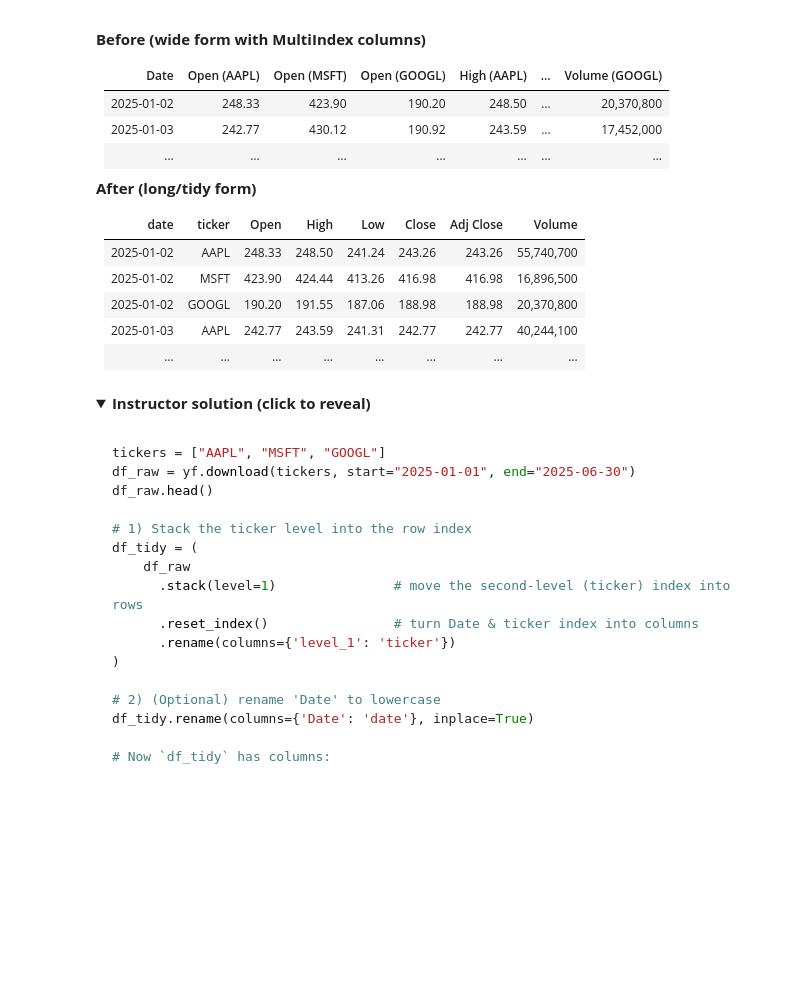
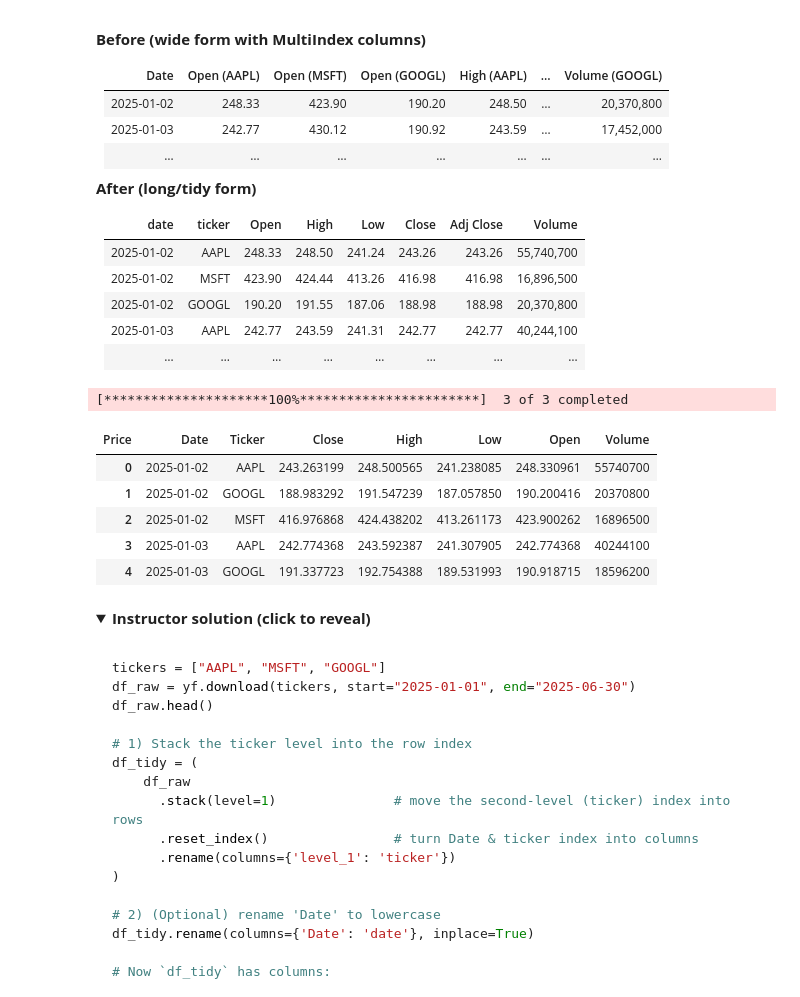
Before and after one commit to Clee2951/RISE, a Jupyter notebook: July10/data_wrangling_28_challenges.ipynb, the cells around one changed output. Cells and saved outputs as stored; diff of their text form; code cells hidden in the pictures; folded sections open; blank space fills up the shorter version.

```diff
--- a/July10/data_wrangling_28_challenges.ipynb
+++ b/July10/data_wrangling_28_challenges.ipynb
@@ -907,10 +1228,24 @@ Download daily **Open**, **High**, **Low**, **Close**, and **Volume** data for t
 # %%
 # Hint, you'll need the following:
 
 !pip install yfinance --upgrade --quiet
 
 import yfinance as yf
 import pandas as pd
+
+tickers = ["AAPL", "MSFT", "GOOGL"]
+df_raw = yf.download(tickers, start = "2025-01-01", end = "2025-06-30")
+
+df_raw = df_raw.stack(level = 1).reset_index().rename(columns ={'level_1' : 'ticker'})
+df_raw.head()
+# %% [output]
+[*********************100%***********************]  3 of 3 completed
+| Price | Date | Ticker | Close | High | Low | Open | Volume |
+| 0 | 2025-01-02 | AAPL | 243.263199 | 248.500565 | 241.238085 | 248.330961 | 55740700 |
+| 1 | 2025-01-02 | GOOGL | 188.983292 | 191.547239 | 187.057850 | 190.200416 | 20370800 |
+| 2 | 2025-01-02 | MSFT | 416.976868 | 424.438202 | 413.261173 | 423.900262 | 16896500 |
+| 3 | 2025-01-03 | AAPL | 242.774368 | 243.592387 | 241.307905 | 242.774368 | 40244100 |
+| 4 | 2025-01-03 | GOOGL | 191.337723 | 192.754388 | 189.531993 | 190.918715 | 18596200 |
 # %% [markdown]
 <details>
 <summary><strong>Instructor solution (click to reveal)</strong></summary>
```
Also changed, not shown: parts of 34 cells of this notebook, 3 other files.
